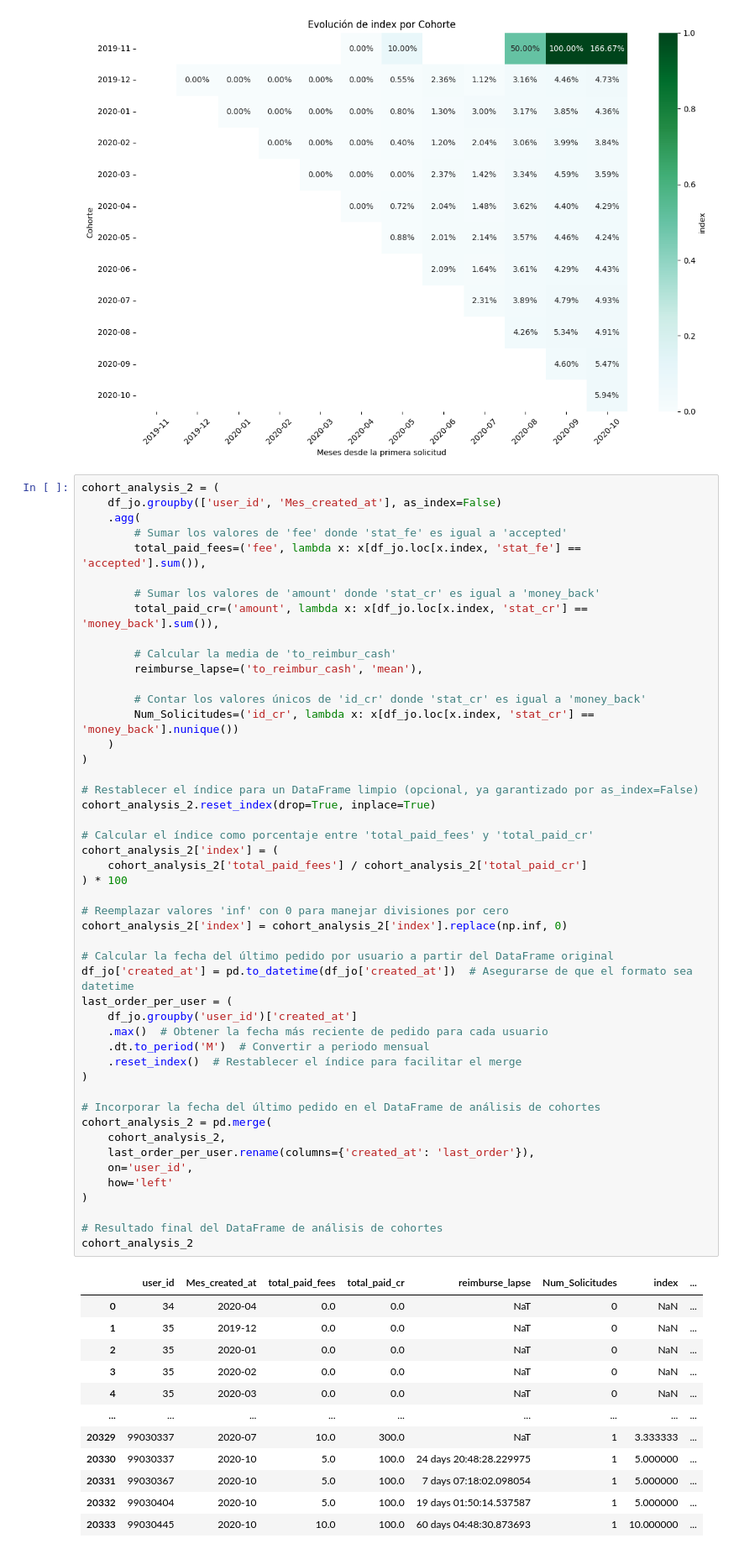
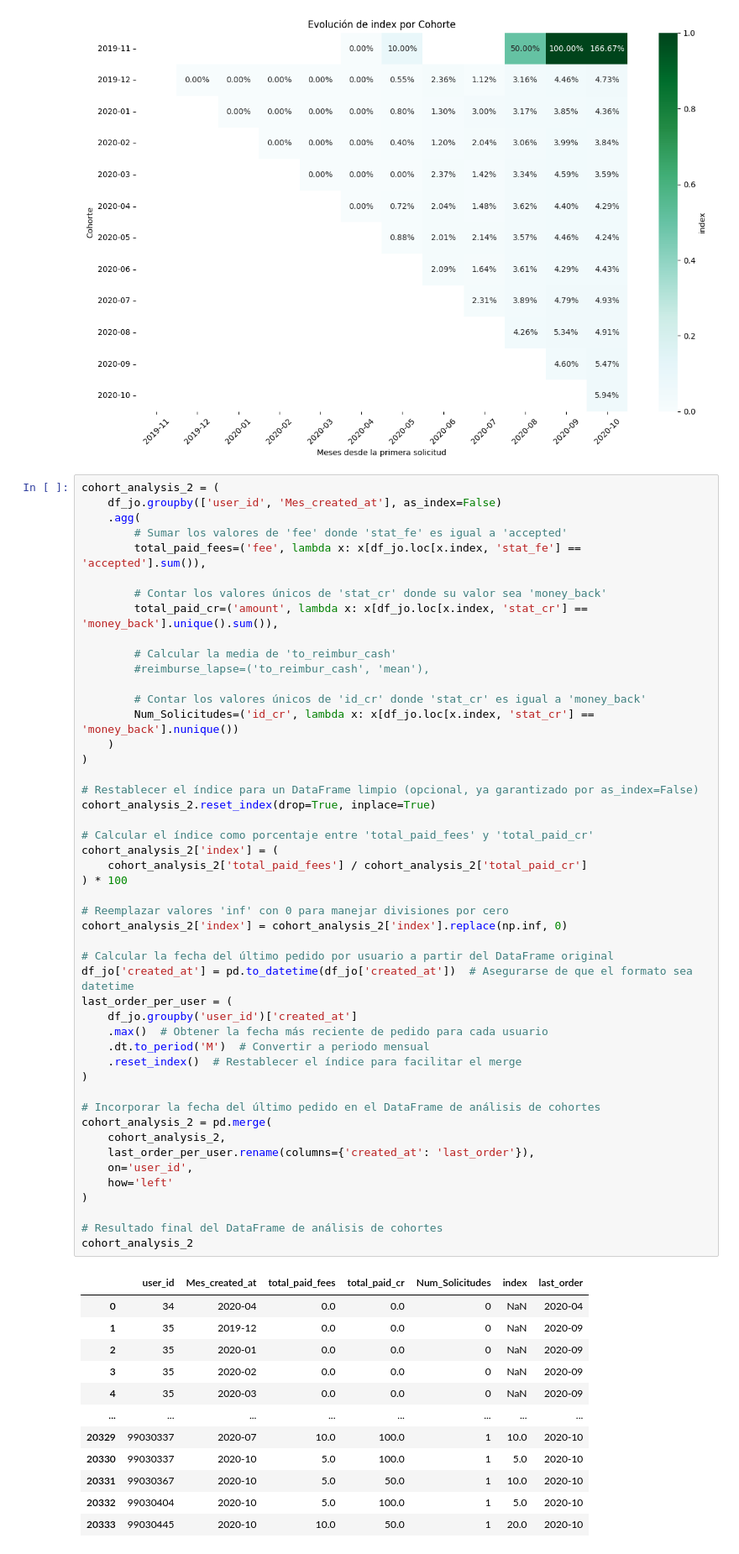
Before and after one commit to albagd77/Pasta-Loca---Proyecto-para-curso-Data-Scientist-UOC, a Jupyter notebook: analysis_ale.ipynb, the cells around one changed output. Shown at 84% size. Drawn from its saved outputs; the diff is of its cells as text.

```diff
--- a/analysis_ale.ipynb
+++ b/analysis_ale.ipynb
@@ -331,11 +418,11 @@ cohort_analysis_2 = (
         # Sumar los valores de 'fee' donde 'stat_fe' es igual a 'accepted'
         total_paid_fees=('fee', lambda x: x[df_jo.loc[x.index, 'stat_fe'] == 'accepted'].sum()),
 
-        # Sumar los valores de 'amount' donde 'stat_cr' es igual a 'money_back'
-        total_paid_cr=('amount', lambda x: x[df_jo.loc[x.index, 'stat_cr'] == 'money_back'].sum()),
+        # Contar los valores únicos de 'stat_cr' donde su valor sea 'money_back'
+        total_paid_cr=('amount', lambda x: x[df_jo.loc[x.index, 'stat_cr'] == 'money_back'].unique().sum()),
 
         # Calcular la media de 'to_reimbur_cash'
-        reimburse_lapse=('to_reimbur_cash', 'mean'),
+        #reimburse_lapse=('to_reimbur_cash', 'mean'),
 
         # Contar los valores únicos de 'id_cr' donde 'stat_cr' es igual a 'money_back'
         Num_Solicitudes=('id_cr', lambda x: x[df_jo.loc[x.index, 'stat_cr'] == 'money_back'].nunique())
@@ -346,42 +433,42 @@ cohort_analysis_2 = (
 cohort_analysis_2.reset_index(drop=True, inplace=True)
 
 # Calcular el índice como porcentaje entre 'total_paid_fees' y 'total_paid_cr'
 cohort_analysis_2['index'] = (
     cohort_analysis_2['total_paid_fees'] / cohort_analysis_2['total_paid_cr']
 ) * 100
 
 # Reemplazar valores 'inf' con 0 para manejar divisiones por cero
 cohort_analysis_2['index'] = cohort_analysis_2['index'].replace(np.inf, 0)
 
 # Calcular la fecha del último pedido por usuario a partir del DataFrame original
 df_jo['created_at'] = pd.to_datetime(df_jo['created_at'])  # Asegurarse de que el formato sea datetime
 last_order_per_user = (
     df_jo.groupby('user_id')['created_at']
     .max()  # Obtener la fecha más reciente de pedido para cada usuario
     .dt.to_period('M')  # Convertir a periodo mensual
     .reset_index()  # Restablecer el índice para facilitar el merge
 )
 
 # Incorporar la fecha del último pedido en el DataFrame de análisis de cohortes
 cohort_analysis_2 = pd.merge(
     cohort_analysis_2,
     last_order_per_user.rename(columns={'created_at': 'last_order'}),
     on='user_id',
     how='left'
 )
 
 # Resultado final del DataFrame de análisis de cohortes
 cohort_analysis_2
 # %% [output]
-|  | user_id | Mes_created_at | total_paid_fees | total_paid_cr | reimburse_lapse | Num_Solicitudes | index | ... |
-| 0 | 34 | 2020-04 | 0.0 | 0.0 | NaT | 0 | NaN | ... |
-| 1 | 35 | 2019-12 | 0.0 | 0.0 | NaT | 0 | NaN | ... |
-| 2 | 35 | 2020-01 | 0.0 | 0.0 | NaT | 0 | NaN | ... |
-| 3 | 35 | 2020-02 | 0.0 | 0.0 | NaT | 0 | NaN | ... |
-| 4 | 35 | 2020-03 | 0.0 | 0.0 | NaT | 0 | NaN | ... |
-| ... | ... | ... | ... | ... | ... | ... | ... | ... |
-| 20329 | 99030337 | 2020-07 | 10.0 | 300.0 | NaT | 1 | 3.333333 | ... |
-| 20330 | 99030337 | 2020-10 | 5.0 | 100.0 | 24 days 20:48:28.229975 | 1 | 5.000000 | ... |
-| 20331 | 99030367 | 2020-10 | 5.0 | 100.0 | 7 days 07:18:02.098054 | 1 | 5.000000 | ... |
-| 20332 | 99030404 | 2020-10 | 5.0 | 100.0 | 19 days 01:50:14.537587 | 1 | 5.000000 | ... |
-| 20333 | 99030445 | 2020-10 | 10.0 | 100.0 | 60 days 04:48:30.873693 | 1 | 10.000000 | ... |
+|  | user_id | Mes_created_at | total_paid_fees | total_paid_cr | Num_Solicitudes | index | last_order |
+| 0 | 34 | 2020-04 | 0.0 | 0.0 | 0 | NaN | 2020-04 |
+| 1 | 35 | 2019-12 | 0.0 | 0.0 | 0 | NaN | 2020-09 |
+| 2 | 35 | 2020-01 | 0.0 | 0.0 | 0 | NaN | 2020-09 |
+| 3 | 35 | 2020-02 | 0.0 | 0.0 | 0 | NaN | 2020-09 |
+| 4 | 35 | 2020-03 | 0.0 | 0.0 | 0 | NaN | 2020-09 |
+| ... | ... | ... | ... | ... | ... | ... | ... |
+| 20329 | 99030337 | 2020-07 | 10.0 | 100.0 | 1 | 10.0 | 2020-10 |
+| 20330 | 99030337 | 2020-10 | 5.0 | 100.0 | 1 | 5.0 | 2020-10 |
+| 20331 | 99030367 | 2020-10 | 5.0 | 50.0 | 1 | 10.0 | 2020-10 |
+| 20332 | 99030404 | 2020-10 | 5.0 | 100.0 | 1 | 5.0 | 2020-10 |
+| 20333 | 99030445 | 2020-10 | 10.0 | 50.0 | 1 | 20.0 | 2020-10 |
```
Also changed, not shown: parts of 8 cells of this notebook, 2 other files.
